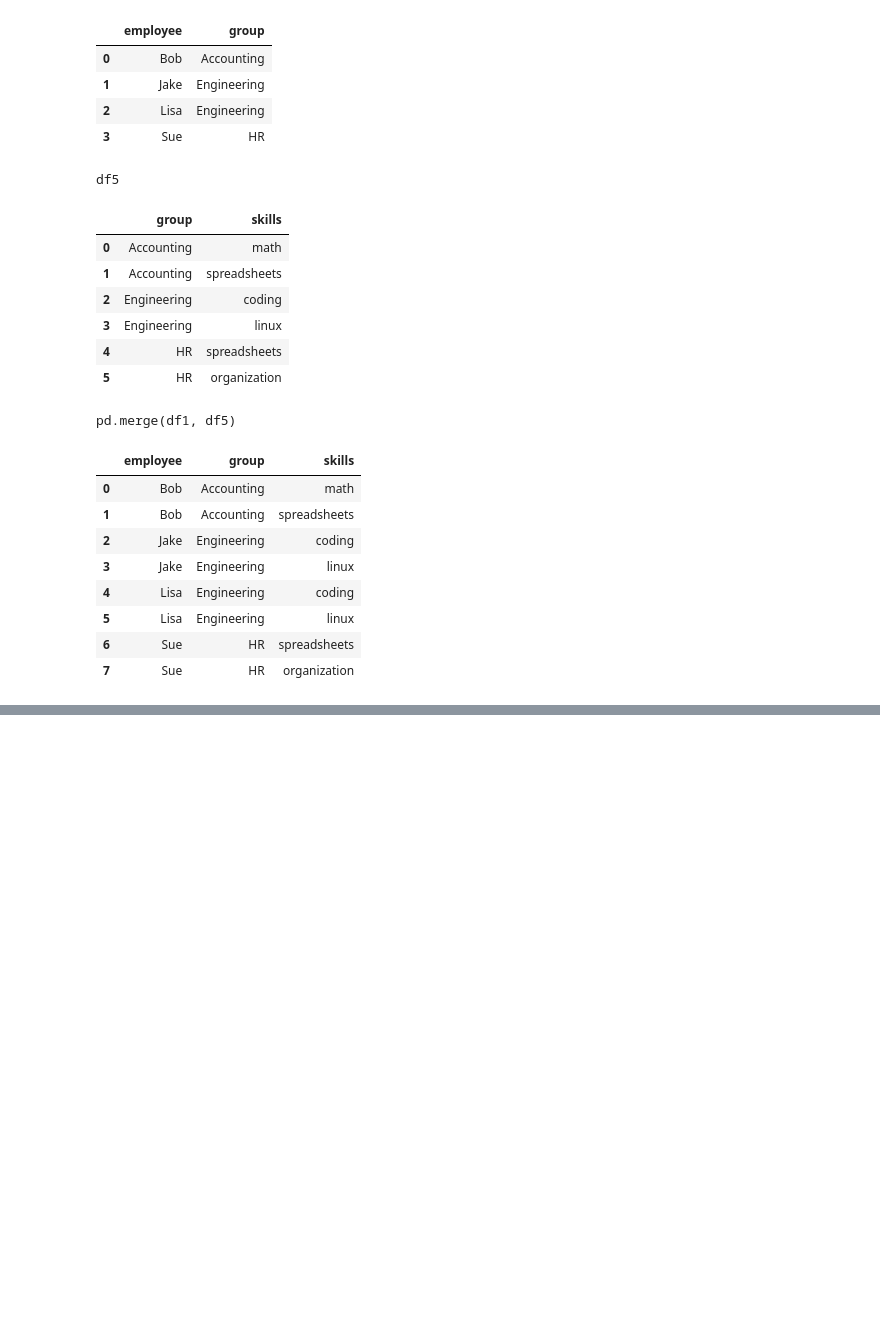
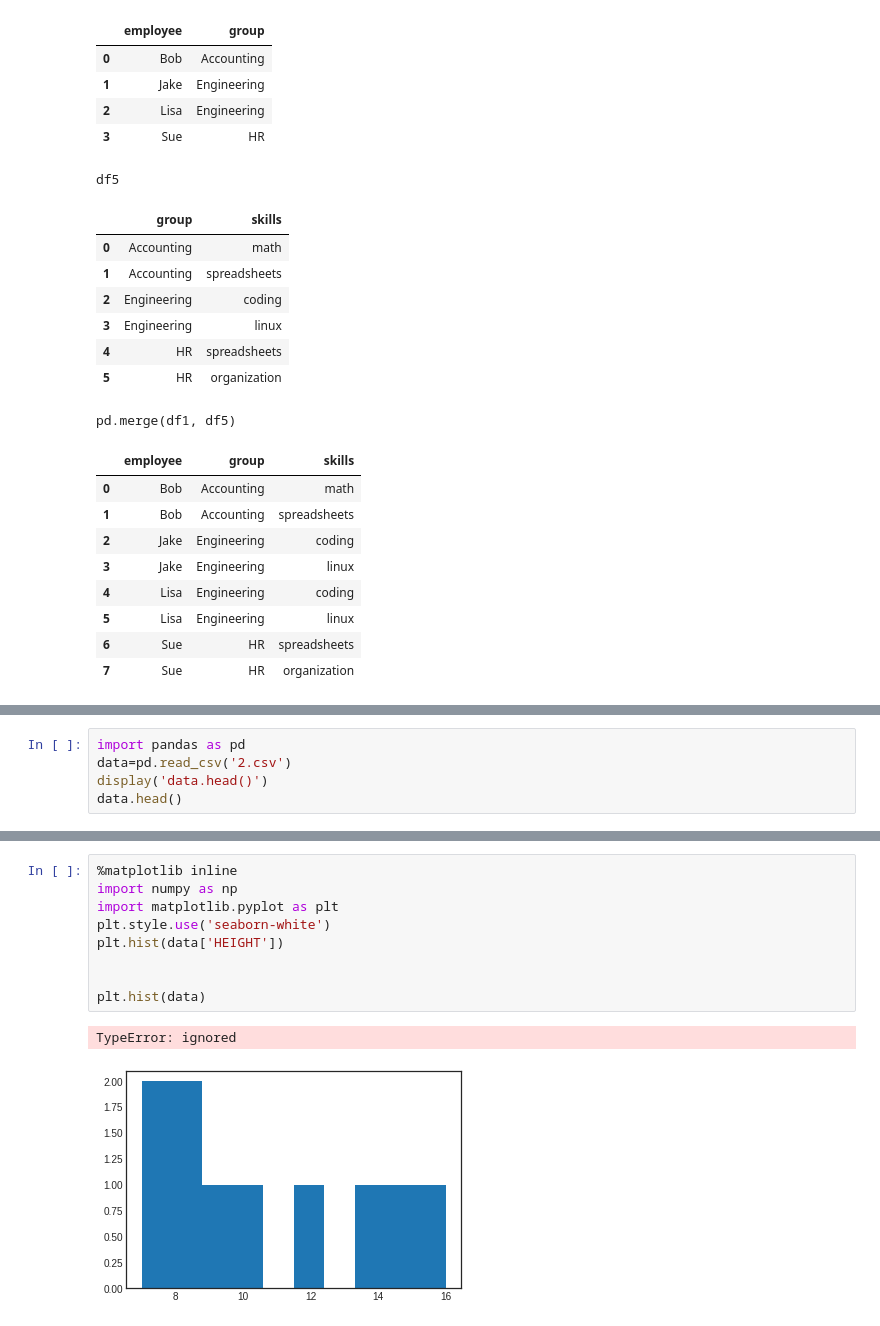
Before and after one commit to Luckygsm/internship, a Jupyter notebook: CSV.ipynb, the cells around one changed output, grey strips where cells are left out. Saved outputs shown, nothing was run; the diff lists cells and outputs as text; blank space fills up the shorter version.

```diff
--- a/CSV.ipynb
+++ b/CSV.ipynb
@@ -118,0 +104,5 @@ print(df)
+# %%
+import pandas as pd
+data=pd.read_csv('2.csv')
+display('data.head()')
+data.head()
@@ -121,2 +119,14 @@ df['HEIGHT'].mean()
 # %% [output]
 10.6
+# %%
+%matplotlib inline
+import numpy as np
+import matplotlib.pyplot as plt
+plt.style.use('seaborn-white')
+plt.hist(data['HEIGHT'])
+
+
+plt.hist(data)
+# %% [output]
+TypeError: ignored
+[figure, added]
```
Also changed, not shown: parts of 4 cells of this notebook.
